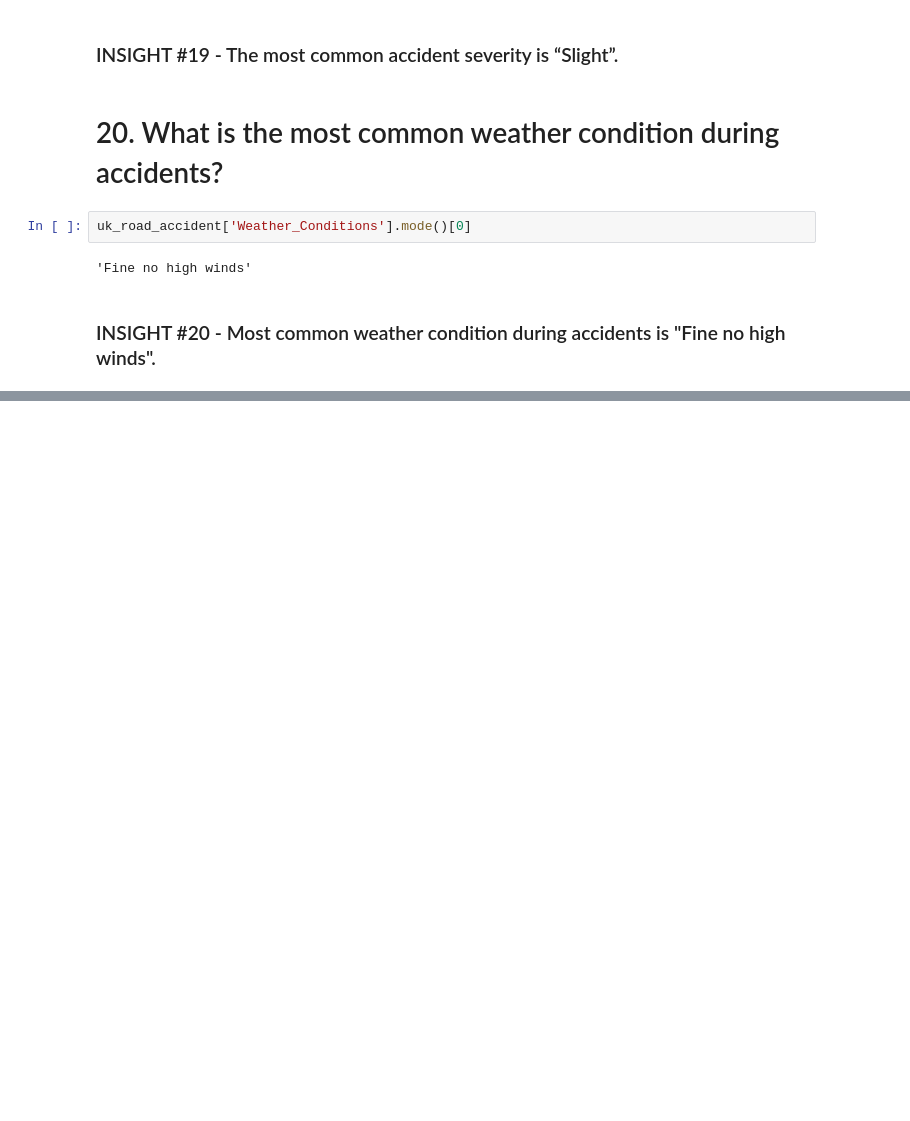
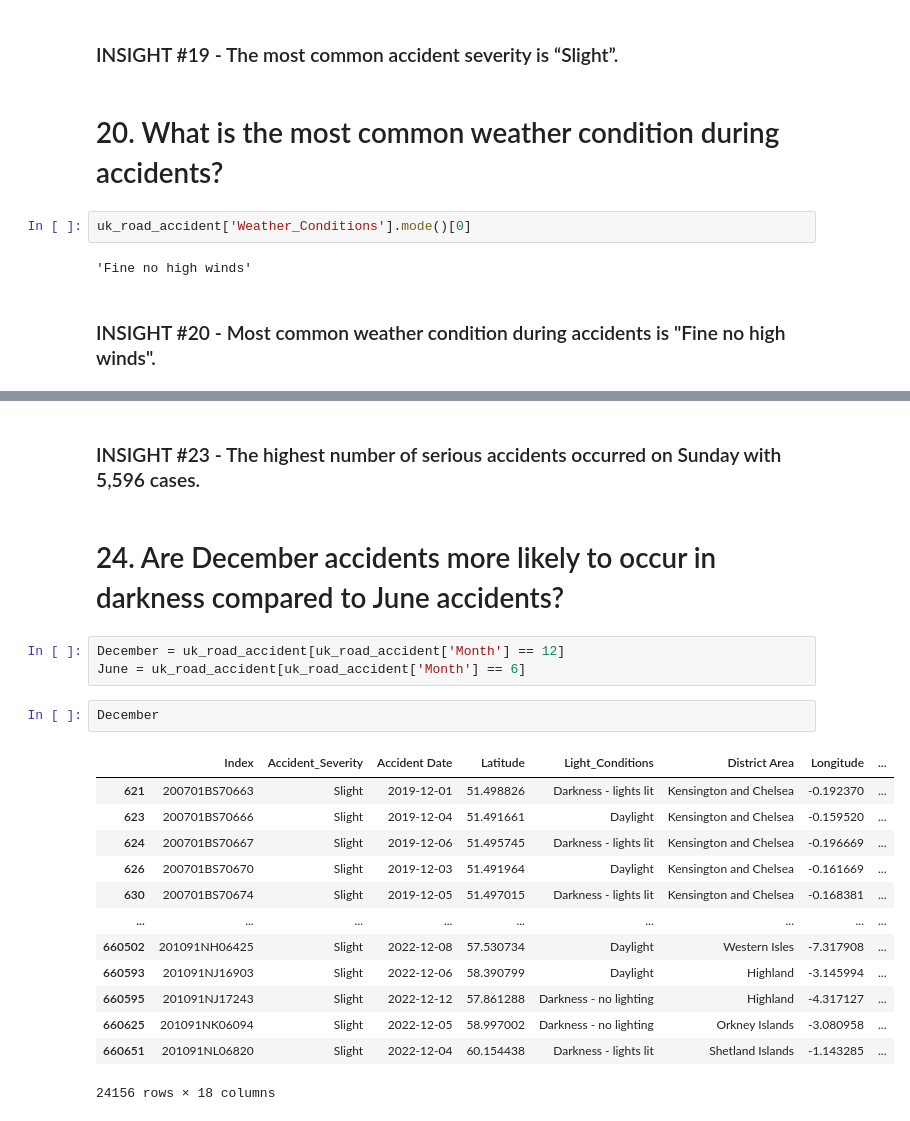
Before and after one commit to alleysOonie/ELEC303-DATA-ANALYTICS-CALDERON, a Jupyter notebook: UK ROAD ACCIDENT.ipynb, the cells around one changed output, grey strips where cells are left out. Cells and saved outputs as stored; diff of their text form; blank space fills up the shorter version.

```diff
--- a/UK ROAD ACCIDENT.ipynb
+++ b/UK ROAD ACCIDENT.ipynb
@@ -450,0 +518,23 @@ uk_road_accident['Weather_Conditions'].mode()[0]
+# %% [markdown]
+<H3> INSIGHT #23 - The highest number of serious accidents occurred on Sunday with 5,596 cases.</H3>
+# %% [markdown]
+<H1> 24. Are December accidents more likely to occur in darkness compared to June accidents? </H1>
+# %%
+December = uk_road_accident[uk_road_accident['Month'] == 12]
+June = uk_road_accident[uk_road_accident['Month'] == 6]
+# %%
+December
+# %% [output]
+|  | Index | Accident_Severity | Accident Date | Latitude | Light_Conditions | District Area | Longitude | ... |
+| 621 | 200701BS70663 | Slight | 2019-12-01 | 51.498826 | Darkness - lights lit | Kensington and Chelsea | -0.192370 | ... |
+| 623 | 200701BS70666 | Slight | 2019-12-04 | 51.491661 | Daylight | Kensington and Chelsea | -0.159520 | ... |
+| 624 | 200701BS70667 | Slight | 2019-12-06 | 51.495745 | Darkness - lights lit | Kensington and Chelsea | -0.196669 | ... |
+| 626 | 200701BS70670 | Slight | 2019-12-03 | 51.491964 | Daylight | Kensington and Chelsea | -0.161669 | ... |
+| 630 | 200701BS70674 | Slight | 2019-12-05 | 51.497015 | Darkness - lights lit | Kensington and Chelsea | -0.168381 | ... |
+| ... | ... | ... | ... | ... | ... | ... | ... | ... |
+| 660502 | 201091NH06425 | Slight | 2022-12-08 | 57.530734 | Daylight | Western Isles | -7.317908 | ... |
+| 660593 | 201091NJ16903 | Slight | 2022-12-06 | 58.390799 | Daylight | Highland | -3.145994 | ... |
+| 660595 | 201091NJ17243 | Slight | 2022-12-12 | 57.861288 | Darkness - no lighting | Highland | -4.317127 | ... |
+| 660625 | 201091NK06094 | Slight | 2022-12-05 | 58.997002 | Darkness - no lighting | Orkney Islands | -3.080958 | ... |
+| 660651 | 201091NL06820 | Slight | 2022-12-04 | 60.154438 | Darkness - lights lit | Shetland Islands | -1.143285 | ... |
+24156 rows × 18 columns
```
Also changed, not shown: parts of 32 cells of this notebook.
